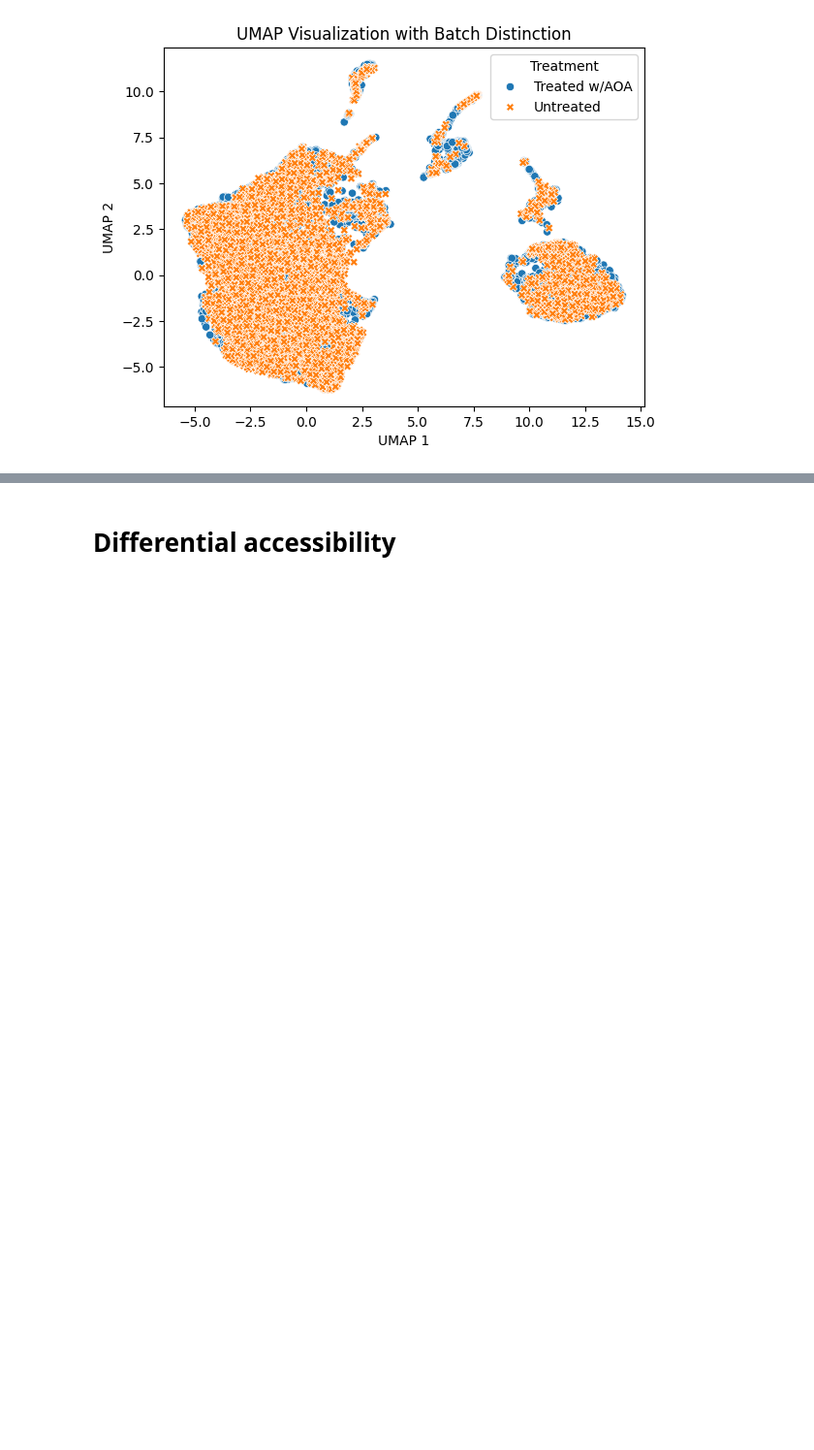
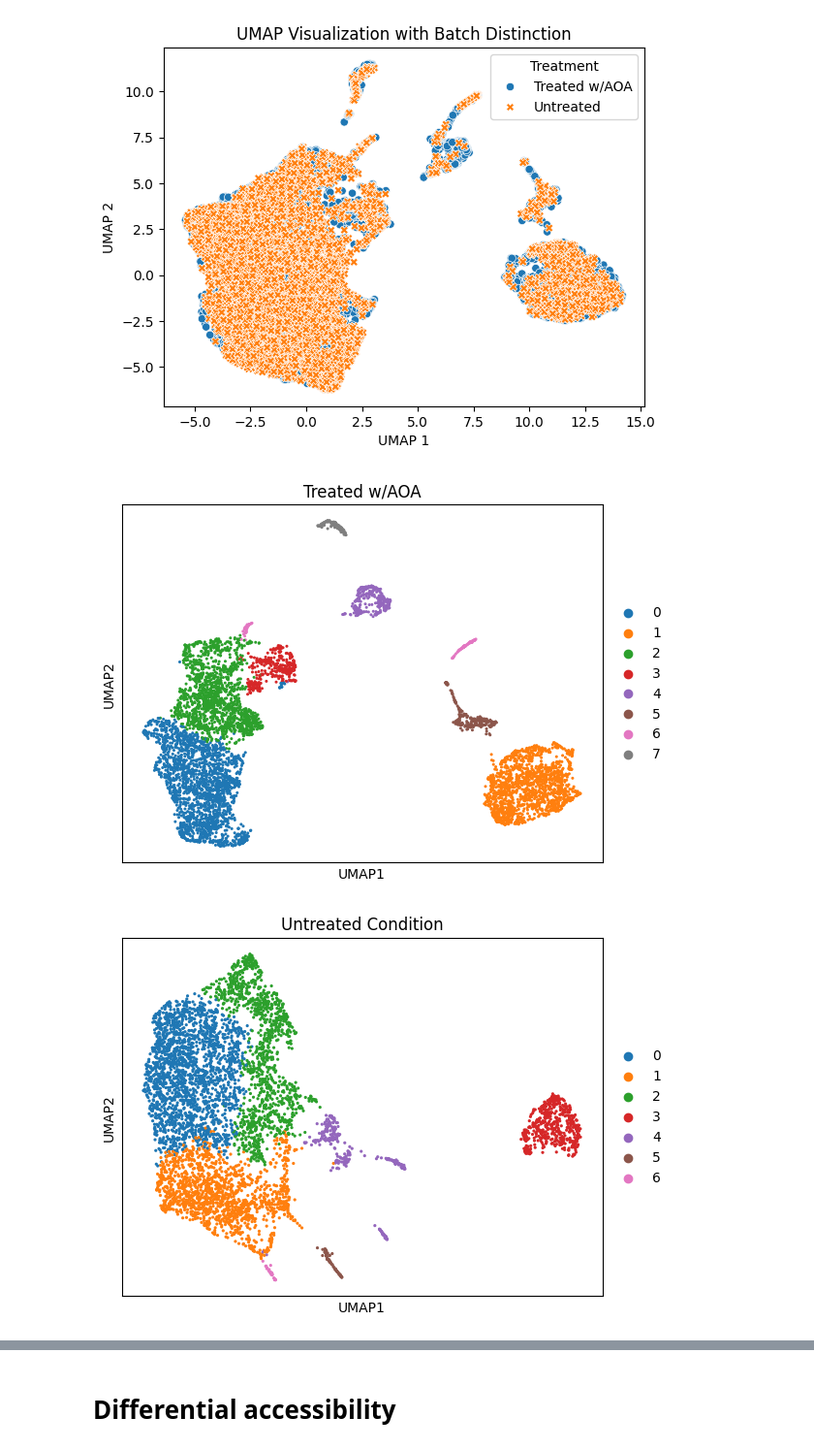
Before and after one commit to Droslj/scATAC-seq-complete-, a Jupyter notebook: scATAC_seq_(1)_scVI_exec.ipynb, the cells around one changed output, grey strips where cells are left out. Shown at 97% size. Drawn from its saved outputs; the diff is of its cells as text; code cells hidden in the pictures; blank space fills up the shorter version.

```diff
--- a/scATAC_seq_(1)_scVI_exec.ipynb
+++ b/scATAC_seq_(1)_scVI_exec.ipynb
@@ -246,6 +246,27 @@ plt.title('UMAP Visualization with Batch Distinction')
 plt.show()
 # %% [output]
 [figure]
+# %%
+# Subset AnnData objects for each condition
+adata_treated = adata[adata.obs['Treatment'] == 'Treated w/AOA', :].copy()  # Replace 'Treated' with your actual condition name
+adata_untreated = adata[adata.obs['Treatment'] == 'Untreated', :].copy()  # Replace 'Untreated' with your actual condition name
+
+# Compute UMAP and cluster for 'Treated' condition
+sc.pp.neighbors(adata_treated, use_rep=PEAKVI_LATENT_KEY)
+sc.tl.umap(adata_treated, min_dist=0.2)
+sc.tl.leiden(adata_treated, key_added=PEAKVI_CLUSTERS_KEY, resolution=0.2)
+
+# Compute UMAP and cluster for 'Untreated' condition
+sc.pp.neighbors(adata_untreated, use_rep=PEAKVI_LATENT_KEY)
+sc.tl.umap(adata_untreated, min_dist=0.2)
+sc.tl.leiden(adata_untreated, key_added=PEAKVI_CLUSTERS_KEY, resolution=0.2)
+
+# Create separate UMAP plots
+sc.pl.umap(adata_treated, color=PEAKVI_CLUSTERS_KEY, title='Treated w/AOA')
+sc.pl.umap(adata_untreated, color=PEAKVI_CLUSTERS_KEY, title='Untreated Condition')
+# %% [output]
+[figure, added]
+[figure, added]
 # %%
 adata.obs
 # %% [output]
```
